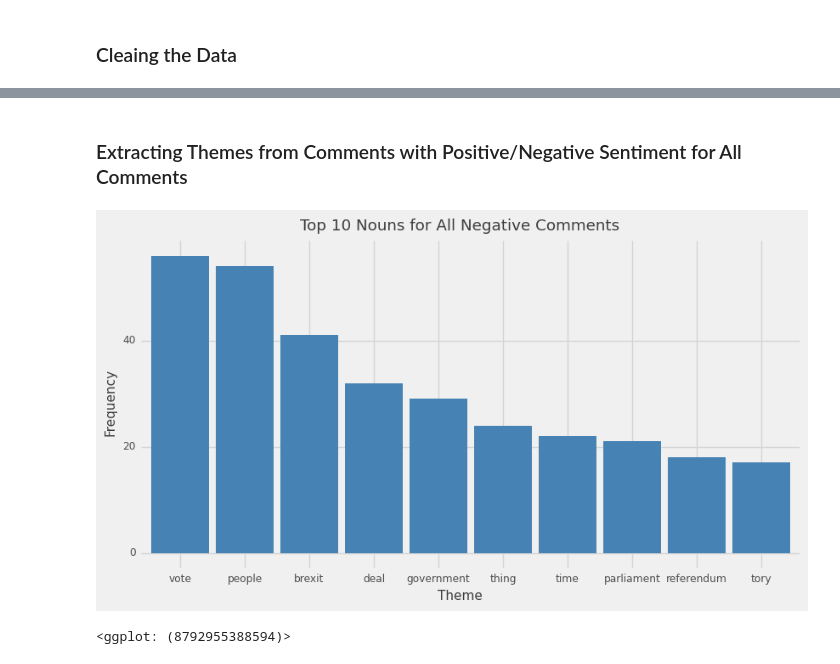
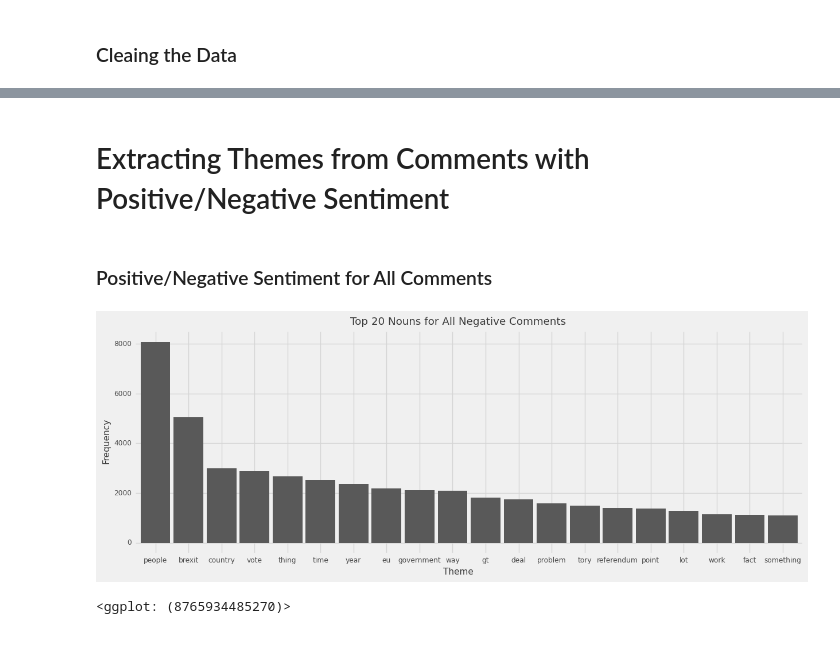
Before and after one commit to andrewtpei/Sentipedia, a Jupyter notebook: notebooks/NLTK.ipynb, the cells around one changed output, grey strips where cells are left out. Drawn from its saved outputs; the diff is of its cells as text; code cells hidden in the pictures.

Commit message:
NLTK Done

```diff
--- a/notebooks/NLTK.ipynb
+++ b/notebooks/NLTK.ipynb
@@ -84,10 +82,10 @@ from transformers import DistilBertTokenizer, DistilBertForSequenceClassificatio
 ### Cleaing the Data
 # %%
 # dataframe with all replies in the UK subreddit
-df_reddit_full = pd.read_csv('reddit_full.csv', usecols=['url', 'comment', 'comment_id'])
+df_reddit_full = pd.read_csv('reddit_full.csv', usecols=['url', 'comment', 'comment_id', 'date'])
 df_reddit_full['comment'].replace('[deleted]', None, inplace=True)
 
 # dataframe with only replies related to Brexit in the UK subreddit
-df_reddit_brexit = pd.read_csv('reddit_brexit.csv', usecols=['url', 'comment', 'comment_id'])
+df_reddit_brexit = pd.read_csv('reddit_brexit.csv', usecols=['url', 'comment', 'comment_id', 'date'])
 df_reddit_brexit['comment'].replace('[deleted]', None, inplace=True)
 # %% [markdown]
@@ -104,6 +102,6 @@ analyzer = SentimentIntensityAnalyzer()
 # %%
 # looking at sentiment scores for the full dataset
-df_reddit_full_nltk = df_reddit_full.head(1000).copy()
+df_reddit_full_nltk = df_reddit_full.copy()
 
 # define function to preprocess text
 def text_preprocess(comment):
@@ -171,0 +174,16 @@ df_reddit_brexit_nltk
+# %%
+df_reddit_full_nltk['date'] = pd.to_datetime(df_reddit_full_nltk['date'])
+df_reddit_full_nltk['year'] = df_reddit_full_nltk['date'].dt.to_period('Y')
+df_avg = df_reddit_full_nltk.groupby('year')['score'].mean().reset_index()
+
+plot = (
+    ggplot(df_avg, aes(x='year', y='score', group = 1)) +
+    geom_line() +
+    xlab('Year') +
+    ylab('Sentiment Score') +
+    ggtitle('Sentiment Over Time (All Comments Aggregated For Each Year)') +
+    theme_538(base_family = 'Mono') +
+    theme(figure_size=(10, 5))
+)
+
+plot
@@ -172,5 +214,7 @@ df_reddit_brexit_nltk
 # %% [markdown]
-### Extracting Themes from Comments with Positive/Negative Sentiment for All Comments
+# Extracting Themes from Comments with Positive/Negative Sentiment
+# %% [markdown]
+### Positive/Negative Sentiment for All Comments
 # %%
 # define function to get all nouns from tokens
 def get_nouns(tokens):
@@ -200,36 +251,40 @@ def get_verbs(tokens):
 df_reddit_full_nltk['nouns'] = df_reddit_full_nltk['tokens'].apply(get_nouns)
 df_reddit_full_nltk['adjectives'] = df_reddit_full_nltk['tokens'].apply(get_adjectives)
 df_reddit_full_nltk['verbs'] = df_reddit_full_nltk['tokens'].apply(get_verbs)
+# %%
+import matplotlib.pyplot as plt
+plt.rcParams['font.family'] = 'DeJavu Serif'
+plt.rcParams['font.serif'] = ['Mono']
 # %%
 # identify nouns of negative comments
 negative_full_nouns = []
 negative_full_nouns_series = df_reddit_full_nltk.loc[df_reddit_full_nltk['score'] < 0, 'nouns']
 
 for value in negative_full_nouns_series:
     for word in value:
         negative_full_nouns.append(word)
 
 temp = pd.DataFrame({'theme': negative_full_nouns})
 frequency = temp['theme'].value_counts().reset_index()
 frequency.columns = ['theme', 'count']
-top_10 = frequency.head(10)
+top_20 = frequency.head(20)
 
-# plot top 10 nouns for negative comments
+# plot top 20 nouns for negative comments
 plot = (
-    ggplot(data=top_10) +
+    ggplot(data=top_20) +
     aes(x='reorder(theme, -count)', y='count') +
-    geom_bar(stat='identity', fill='steelblue') +
+    geom_bar(stat='identity') +
     xlab('Theme') +
     ylab('Frequency') +
-    ggtitle('Top 10 Nouns for All Negative Comments') +
-    theme_538() +
-    theme(figure_size=(10, 5),text=element_text(family='mono'))
+    ggtitle('Top 20 Nouns for All Negative Comments') +
+    theme_538(base_family = 'Mono') +
+    theme(figure_size=(15, 5))
 )
 
 plot
 # %% [output]
-[figure, old version]
+[figure, new version]
-<ggplot: (8792955388594)>
+<ggplot: (8765934485270)>
 # %%
 # identify nouns of positive comments
 positive_full_nouns = []
```
Also changed, not shown: parts of 36 cells of this notebook, 1 other file.
